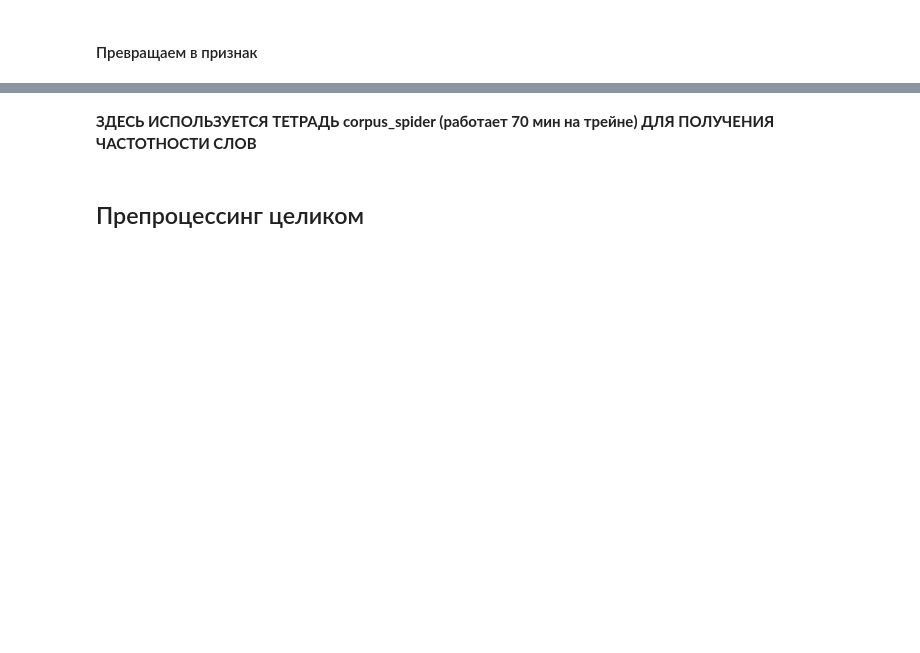
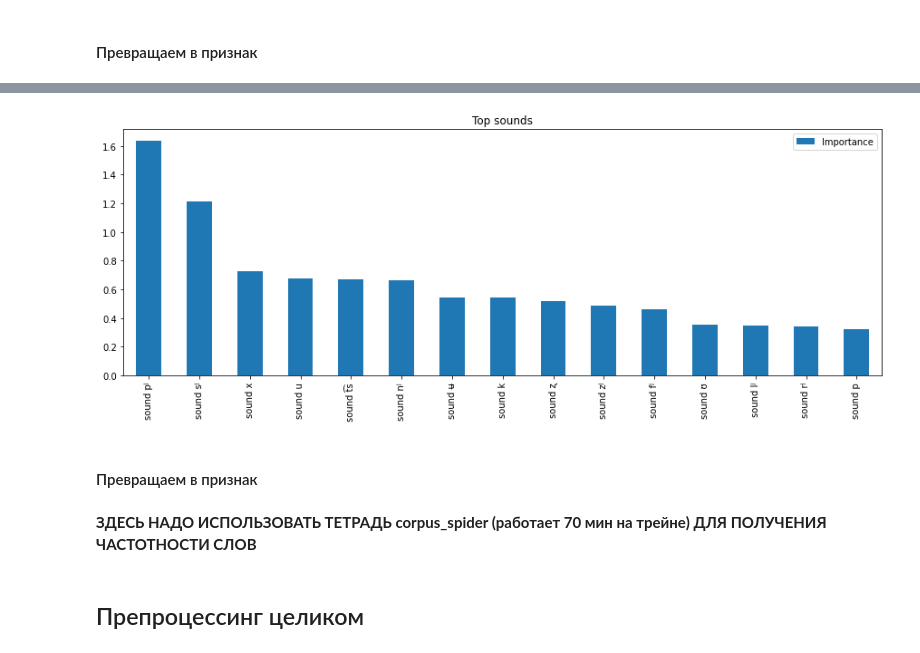
Before and after one commit to CherPasha/RussianFWords, a Jupyter notebook: Generate_Features.ipynb, the cells around one changed output, grey strips where cells are left out. Cells and saved outputs as stored; diff of their text form; code cells hidden in the pictures; blank space fills up the shorter version.

```diff
--- a/Generate_Features.ipynb
+++ b/Generate_Features.ipynb
@@ -929,9 +853,9 @@ m a r kʲ ɪ tʲ ɪ n k
 # %%
 # Делаю bag of sounds, чтобы посмотреть
-fonetic_train = X_train[X_train['ipa'] != 'nan']
-fonetic_test = X_test[X_test['ipa'] != 'nan']
-fonetic_train_y = y_train[X_train['ipa'] != 'nan']
-fonetic_test_y = y_test[X_test['ipa'] != 'nan']
+fonetic_train = only_fonetic(X_train)
+fonetic_test = only_fonetic(X_test)
+fonetic_train_y = only_fonetic(X_train, other_df=y_train)
+fonetic_test_y = only_fonetic(X_test, other_df=y_test)
 # %% [markdown]
 #### Raw ipa signs
 # %%
@@ -997,0 +907,21 @@ eng_signs(X_test)
+# %%
+sounds_names = ['sound ' + ph for ph in phs]
+
+def phonetize(fonetic_df):
+    sounds_df = pd.DataFrame(columns = sounds_names, index=fonetic_df.index)
+    for index in fonetic_df.index:
+        w = fonetic_df.at[index, 'ipa']
+        for ph in phs:
+            try:
+                if ph in w:
+                    sounds_df.at[index, f"sound {ph}"] = 1
+                else:
+                    sounds_df.at[index, f"sound {ph}"] = 0
+            except TypeError:
+                print('Нечистый фонетик дф дан на вход!')
+    return sounds_df
+# %%
+sounds_train = phonetize(fonetic_train)
+sounds_test = phonetize(fonetic_test)
+# %%
+sounds_log = LogisticRegression().fit(sounds_train, fonetic_train_y)
@@ -997,0 +938,9 @@ eng_signs(X_test)
+# %%
+top_features(sounds_log.coef_.T, 15, title='Top sounds', names=sounds_names)
+plt.gcf().set_size_inches((15,5))
+
+top_sounds = top_features(sounds_log.coef_.T, 15, plot=False, names=sounds_names).T
+# %% [output]
+[figure, added]
+# %% [markdown]
+#### Превращаем в признак
@@ -998,5 +955,5 @@ eng_signs(X_test)
 # %% [markdown]
- **ЗДЕСЬ ИСПОЛЬЗУЕТСЯ ТЕТРАДЬ corpus_spider (работает 70 мин на трейне) ДЛЯ ПОЛУЧЕНИЯ ЧАСТОТНОСТИ СЛОВ**
+ **ЗДЕСЬ НАДО ИСПОЛЬЗОВАТЬ ТЕТРАДЬ corpus_spider (работает 70 мин на трейне) ДЛЯ ПОЛУЧЕНИЯ ЧАСТОТНОСТИ СЛОВ**
 # %% [markdown]
 ## Препроцессинг целиком
 # %%
```
Also changed, not shown: parts of 23 cells of this notebook.
